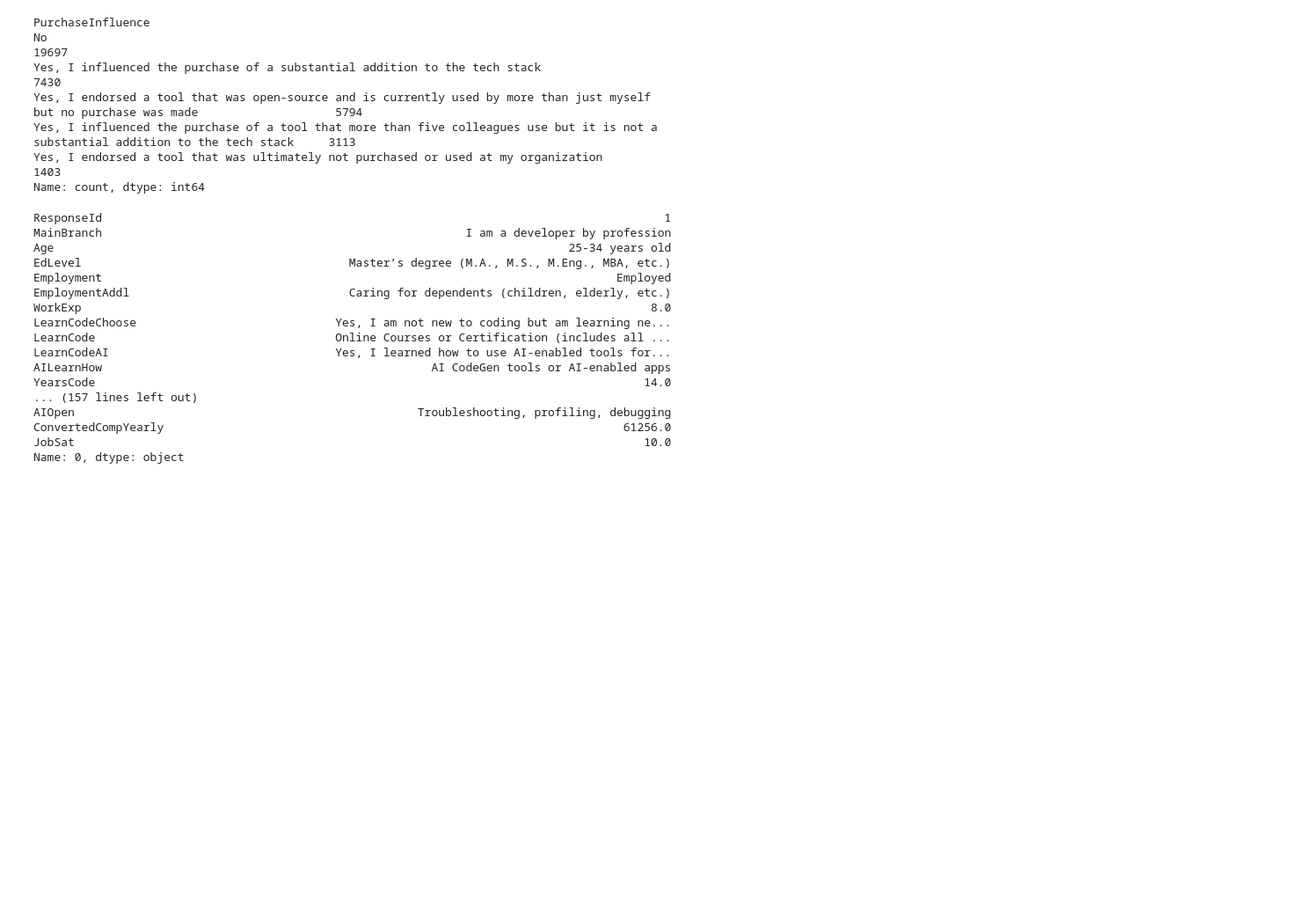
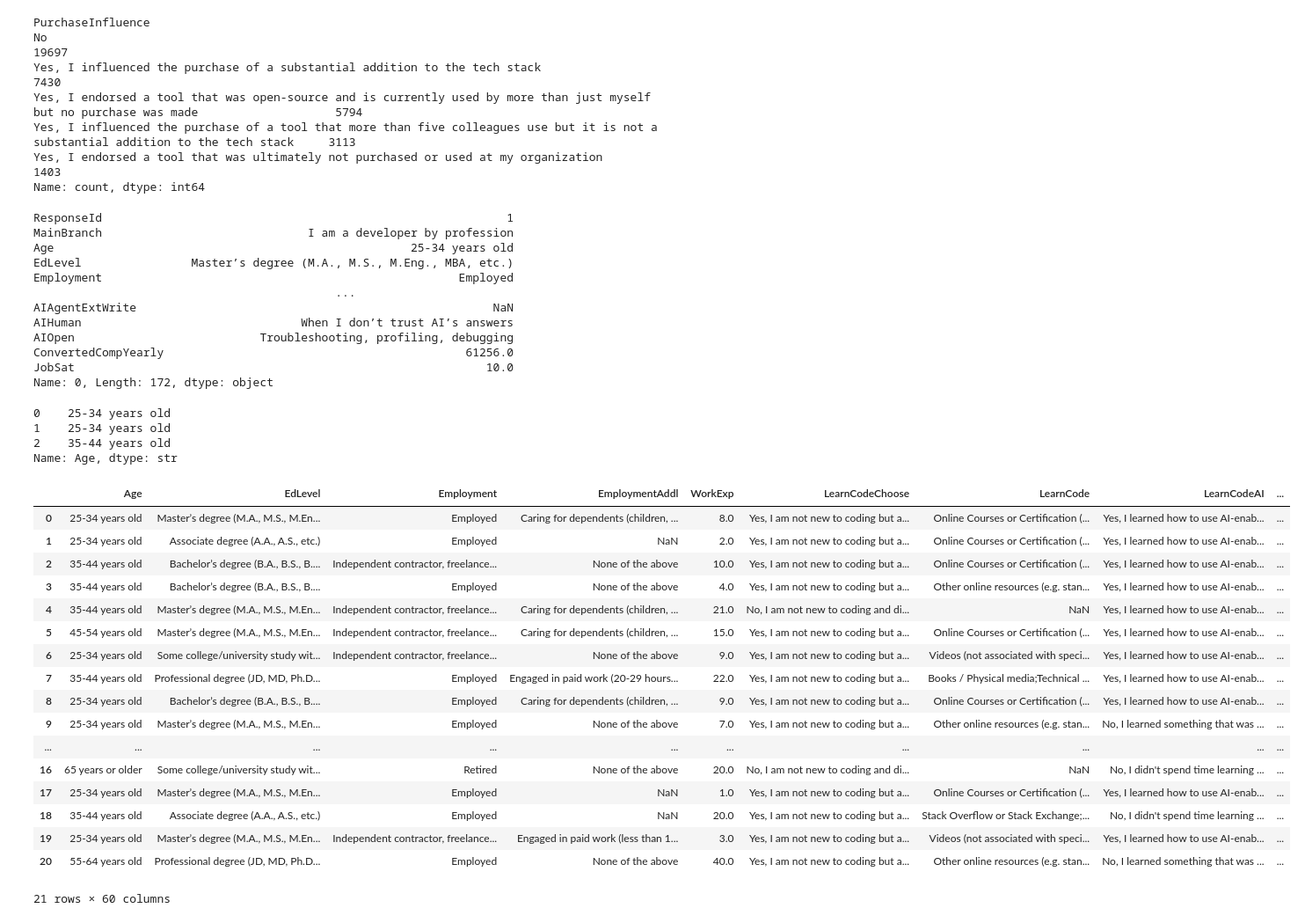
Before and after one commit to noname7321/vscodepractice, a Jupyter notebook: python/pandas_practice/panda_load_data.ipynb, the cells around one changed output. Shown at 88% size. Saved outputs shown, nothing was run; the diff lists cells and outputs as text; code cells hidden in the pictures; blank space fills up the shorter version.

```diff
--- a/python/pandas_practice/panda_load_data.ipynb
+++ b/python/pandas_practice/panda_load_data.ipynb
@@ -112,22 +112,46 @@ Yes, I influenced the purchase of a tool that more than five colleagues use but
 Yes, I endorsed a tool that was ultimately not purchased or used at my organization                                                    1403
 Name: count, dtype: int64
 # %%
-df.loc[0]  # access first row by label, returns a Series
+with pd.option_context('display.max_seq_items', 200, 'display.max_columns', 200):
+    print(df.loc[0])  # access first row by label, returns a Series
 # %% [output]
-ResponseId                                                                                  1
-MainBranch                                                     I am a developer by profession
-Age                                                                           25-34 years old
-EdLevel                                       Master’s degree (M.A., M.S., M.Eng., MBA, etc.)
-Employment                                                                           Employed
-EmploymentAddl                                Caring for dependents (children, elderly, etc.)
-WorkExp                                                                                   8.0
-LearnCodeChoose                             Yes, I am not new to coding but am learning ne...
-LearnCode                                   Online Courses or Certification (includes all ...
-LearnCodeAI                                 Yes, I learned how to use AI-enabled tools for...
-AILearnHow                                                AI CodeGen tools or AI-enabled apps
-YearsCode                                                                                14.0
-... (157 lines left out)
-AIOpen                                                  Troubleshooting, profiling, debugging
-ConvertedCompYearly                                                                   61256.0
-JobSat                                                                                   10.0
-Name: 0, dtype: object
+ResponseId                                                           1
+MainBranch                              I am a developer by profession
+Age                                                    25-34 years old
+EdLevel                Master’s degree (M.A., M.S., M.Eng., MBA, etc.)
+Employment                                                    Employed
+                                            ...
+AIAgentExtWrite                                                    NaN
+AIHuman                                When I don’t trust AI’s answers
+AIOpen                           Troubleshooting, profiling, debugging
+ConvertedCompYearly                                            61256.0
+JobSat                                                            10.0
+Name: 0, Length: 172, dtype: object
+# %%
+df.loc[[0,1,2],'Age']  # access first row, Age column
+# %% [output]
+0    25-34 years old
+1    25-34 years old
+2    35-44 years old
+Name: Age, dtype: str
+# %%
+df.loc[0:20,'Age':'Country']  # access first three rows, Age to Country columns (inclusive)
+# %% [output]
+|  | Age | EdLevel | Employment | EmploymentAddl | WorkExp | LearnCodeChoose | LearnCode | LearnCodeAI | ... |
+| 0 | 25-34 years old | Master’s degree (M.A., M.S., M.En... | Employed | Caring for dependents (children, ... | 8.0 | Yes, I am not new to coding but a... | Online Courses or Certification (... | Yes, I learned how to use AI-enab... | ... |
+| 1 | 25-34 years old | Associate degree (A.A., A.S., etc.) | Employed | NaN | 2.0 | Yes, I am not new to coding but a... | Online Courses or Certification (... | Yes, I learned how to use AI-enab... | ... |
+| 2 | 35-44 years old | Bachelor’s degree (B.A., B.S., B.... | Independent contractor, freelance... | None of the above | 10.0 | Yes, I am not new to coding but a... | Online Courses or Certification (... | Yes, I learned how to use AI-enab... | ... |
+| 3 | 35-44 years old | Bachelor’s degree (B.A., B.S., B.... | Employed | None of the above | 4.0 | Yes, I am not new to coding but a... | Other online resources (e.g. stan... | Yes, I learned how to use AI-enab... | ... |
+| 4 | 35-44 years old | Master’s degree (M.A., M.S., M.En... | Independent contractor, freelance... | Caring for dependents (children, ... | 21.0 | No, I am not new to coding and di... | NaN | Yes, I learned how to use AI-enab... | ... |
+| 5 | 45-54 years old | Master’s degree (M.A., M.S., M.En... | Independent contractor, freelance... | Caring for dependents (children, ... | 15.0 | Yes, I am not new to coding but a... | Online Courses or Certification (... | Yes, I learned how to use AI-enab... | ... |
+| 6 | 25-34 years old | Some college/university study wit... | Independent contractor, freelance... | None of the above | 9.0 | Yes, I am not new to coding but a... | Videos (not associated with speci... | Yes, I learned how to use AI-enab... | ... |
+| 7 | 35-44 years old | Professional degree (JD, MD, Ph.D... | Employed | Engaged in paid work (20-29 hours... | 22.0 | Yes, I am not new to coding but a... | Books / Physical media;Technical ... | Yes, I learned how to use AI-enab... | ... |
+| 8 | 25-34 years old | Bachelor’s degree (B.A., B.S., B.... | Employed | Caring for dependents (children, ... | 9.0 | Yes, I am not new to coding but a... | Online Courses or Certification (... | Yes, I learned how to use AI-enab... | ... |
+| 9 | 25-34 years old | Master’s degree (M.A., M.S., M.En... | Employed | None of the above | 7.0 | Yes, I am not new to coding but a... | Other online resources (e.g. stan... | No, I learned something that was ... | ... |
+| ... | ... | ... | ... | ... | ... | ... | ... | ... | ... |
+| 16 | 65 years or older | Some college/university study wit... | Retired | None of the above | 20.0 | No, I am not new to coding and di... | NaN | No, I didn't spend time learning ... | ... |
+| 17 | 25-34 years old | Master’s degree (M.A., M.S., M.En... | Employed | NaN | 1.0 | Yes, I am not new to coding but a... | Online Courses or Certification (... | Yes, I learned how to use AI-enab... | ... |
+| 18 | 35-44 years old | Associate degree (A.A., A.S., etc.) | Employed | NaN | 20.0 | Yes, I am not new to coding but a... | Stack Overflow or Stack Exchange;... | No, I didn't spend time learning ... | ... |
+| 19 | 25-34 years old | Master’s degree (M.A., M.S., M.En... | Independent contractor, freelance... | Engaged in paid work (less than 1... | 3.0 | Yes, I am not new to coding but a... | Videos (not associated with speci... | Yes, I learned how to use AI-enab... | ... |
+| 20 | 55-64 years old | Professional degree (JD, MD, Ph.D... | Employed | None of the above | 40.0 | Yes, I am not new to coding but a... | Other online resources (e.g. stan... | No, I learned something that was ... | ... |
+21 rows × 60 columns
```
Also changed, not shown: 1 other file.
